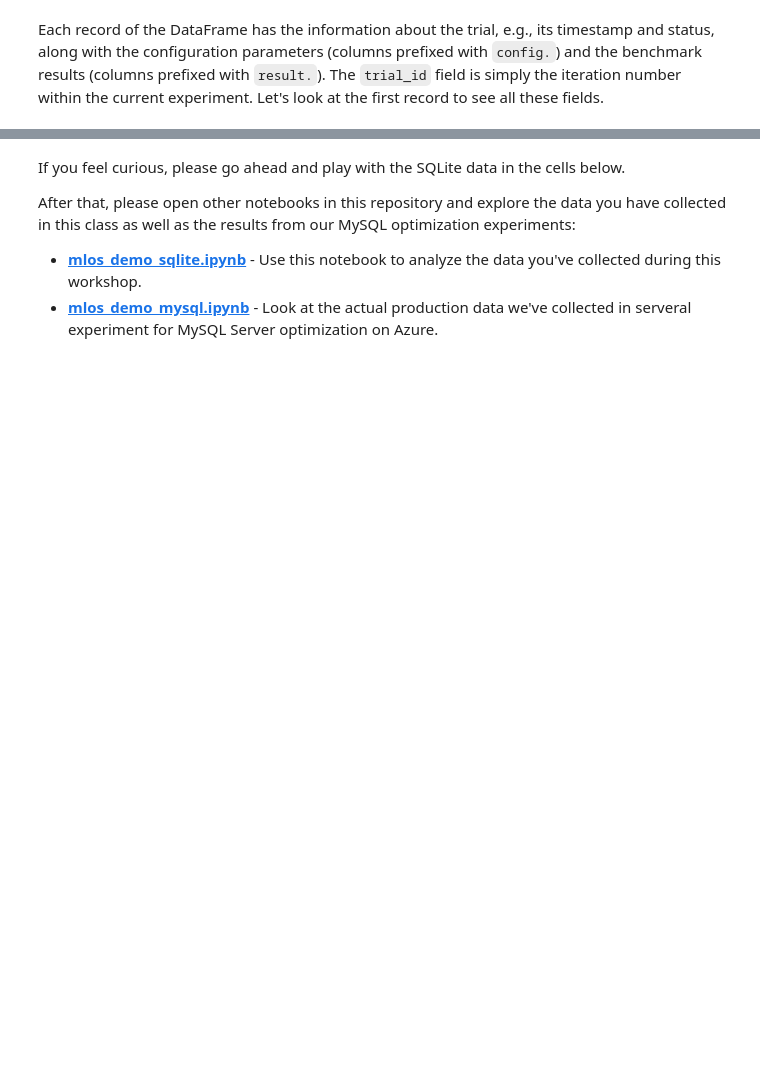
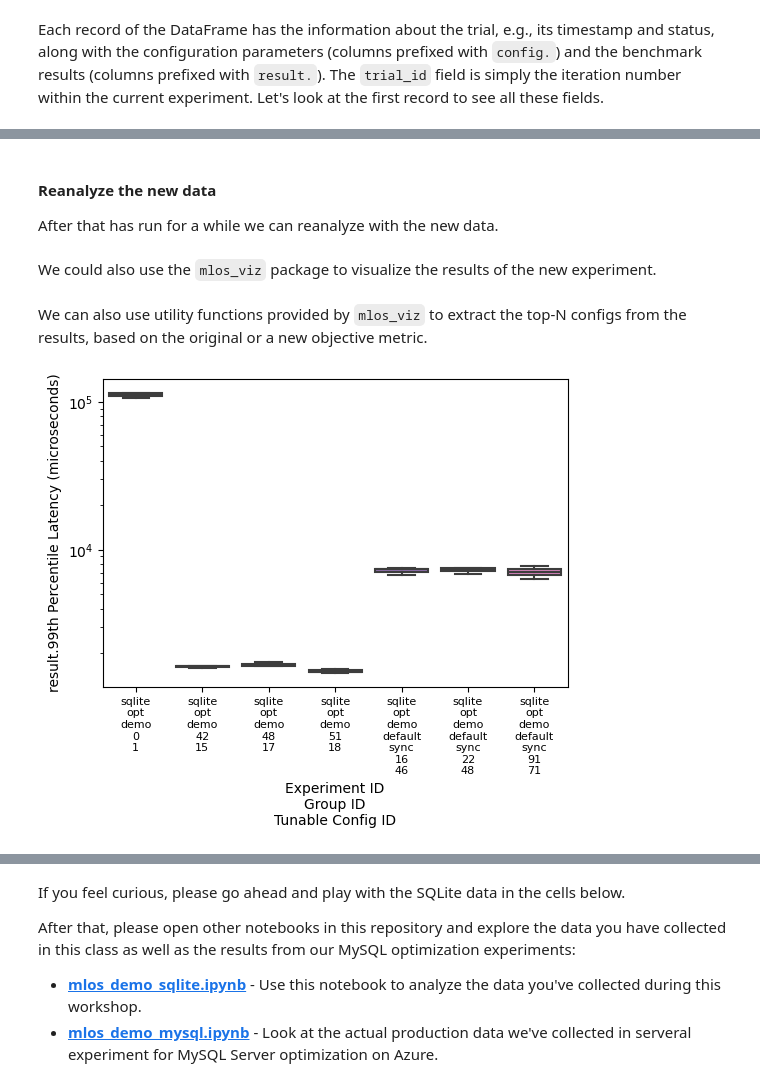
Before and after one commit to Microsoft-CISL/sqlite-autotuning, a Jupyter notebook: mlos_demo_sqlite_teachers.ipynb, the cells around one changed output, grey strips where cells are left out. Saved outputs shown, nothing was run; the diff lists cells and outputs as text; code cells hidden in the pictures; blank space fills up the shorter version.

```diff
--- a/mlos_demo_sqlite_teachers.ipynb
+++ b/mlos_demo_sqlite_teachers.ipynb
@@ -203,0 +124,9 @@ Again, we see that setting `journal_mode` to `wal` and `cache_size` to the value
+# %% [markdown]
+#### Reanalyze the new data
+
+After that has run for a while we can reanalyze with the new data.
+# %%
+experiment_id_default_sync = "sqlite-opt-demo-default-sync"
+exp_default_sync = storage.experiments[experiment_id_default_sync]
+# %% [markdown]
+We could also use the `mlos_viz` package to visualize the results of the new experiment.
@@ -203,0 +135,49 @@ Again, we see that setting `journal_mode` to `wal` and `cache_size` to the value
+# %% [markdown]
+We can also use utility functions provided by `mlos_viz` to extract the top-N configs from the results, based on the original or a new objective metric.
+# %%
+top_n = 3
+alt_result_objectives = {"99th Percentile Latency (microseconds)": "min"}
+
+# The limit_top_n_configs() API uses another API:
+(top_n_configs_df, top_n_config_ids, orderby_cols) = mlos_viz.limit_top_n_configs(
+    exp,
+    top_n_configs=top_n,
+    objectives=alt_result_objectives,
+)
+(top_n_configs_default_sync_df, top_n_config_ids_default_sync, orderby_cols) = mlos_viz.limit_top_n_configs(
+    exp_default_sync,
+    top_n_configs=top_n,
+    objectives=alt_result_objectives,
+)
+
+import seaborn as sns
+import matplotlib.pyplot as plt
+import pandas
+from mlos_bench.storage.base_experiment_data import ExperimentData
+
+def add_group_col(exp_id: str, df: pandas.DataFrame) -> pandas.DataFrame:
+    group_col = "group_col"
+    if group_col in df.columns:
+        df = df.drop("group_col", axis=1)
+    df[group_col] = df[["tunable_config_trial_group_id", "tunable_config_id"]].astype(str).apply(
+        lambda x: "\n".join(exp_id.split("-")) + "\n" + "\n".join(x), axis=1)
+    return df
+add_group_col(exp.experiment_id, top_n_configs_df)
+add_group_col(exp_default_sync.experiment_id, top_n_configs_default_sync_df)
+
+combined_df = pandas.concat([
+    top_n_configs_df,
+    top_n_configs_default_sync_df.loc[top_n_configs_default_sync_df["tunable_config_id"] != exp_default_sync.default_tunable_config_id]])
+
+sns.boxplot(
+    data=combined_df,
+    x="group_col",
+    y=ExperimentData.RESULT_COLUMN_PREFIX + next(iter(alt_result_objectives.keys())),
+)
+plt.xlabel("Experiment ID\nGroup ID\nTunable Config ID")
+plt.xticks(fontsize=8)
+plt.yscale("log")
+
+plt.show()
+# %% [output]
+[figure, added]
```
Also changed, not shown: parts of 45 cells of this notebook, 11 other files.
